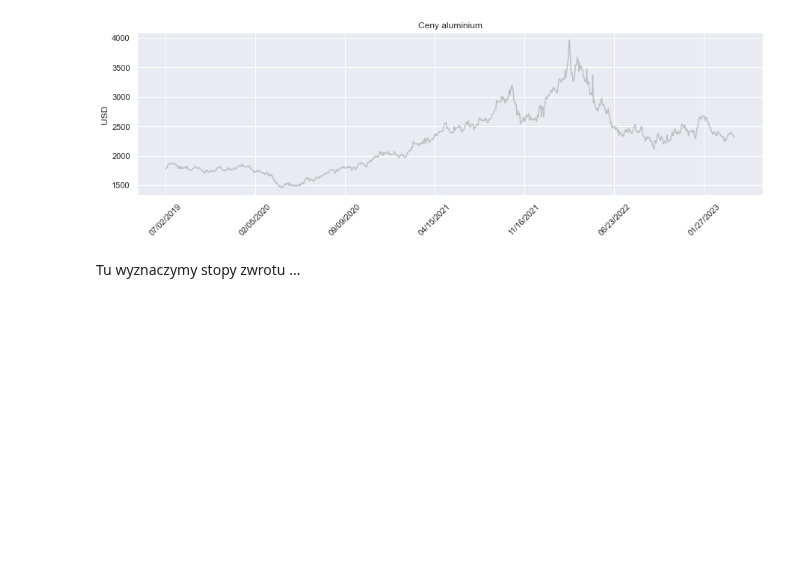
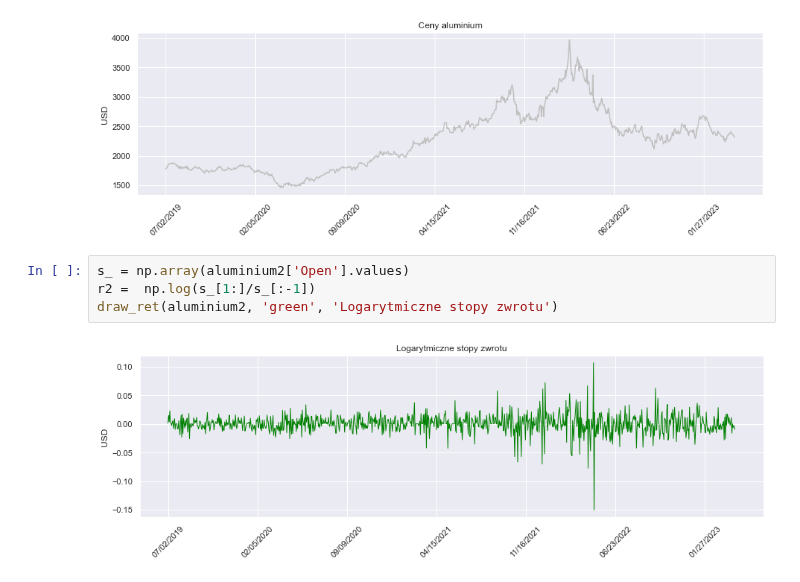
Before and after one commit to Szymex49/NVIDIA_risk_management, a Jupyter notebook: Prezentacja_2.ipynb, the cells around one changed output. Saved outputs shown, nothing was run; the diff lists cells and outputs as text; blank space fills up the shorter version.

Commit message:
Prezentacja - miedź i aluminium

```diff
--- a/Prezentacja_2.ipynb
+++ b/Prezentacja_2.ipynb
@@ -76,5 +206,9 @@ Na drugim wykresie możemy zauważyć dziwne zachowanie cen aluminium. Może to
 draw_stock(aluminium2, 'silver', 'Ceny aluminium')
 # %% [output]
 [figure]
-# %% [markdown]
-Tu wyznaczymy stopy zwrotu ...
+# %%
+s_ = np.array(aluminium2['Open'].values)
+r2 =  np.log(s_[1:]/s_[:-1])
+draw_ret(aluminium2, 'green', 'Logarytmiczne stopy zwrotu')
+# %% [output]
+[figure, added]
```
Also changed, not shown: parts of 23 cells of this notebook, 1 other file.
